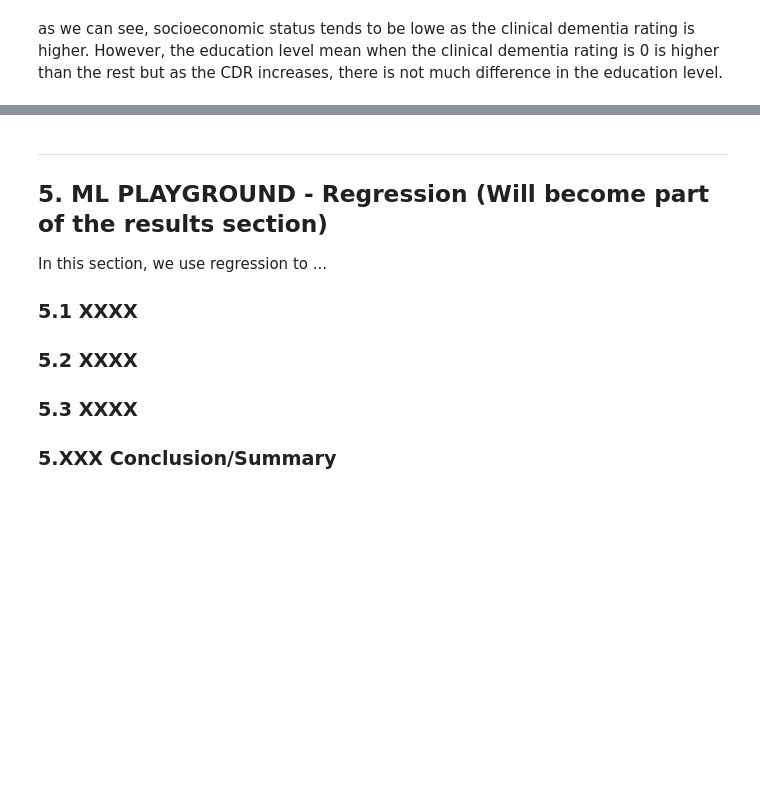
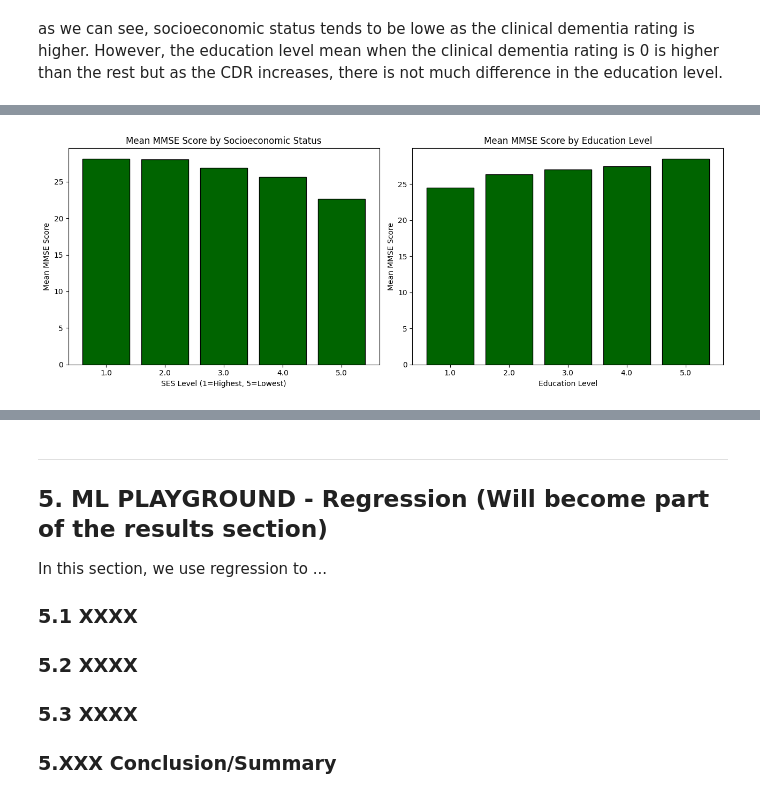
Before and after one commit to Carlos-PC05/FinalProjectCS-362, a Jupyter notebook: FinalReport_SP26_RV_PC_MASTERFILE.ipynb, the cells around one changed output, grey strips where cells are left out. Drawn from its saved outputs; the diff is of its cells as text; code cells hidden in the pictures; blank space fills up the shorter version.

```diff
--- a/FinalReport_SP26_RV_PC_MASTERFILE.ipynb
+++ b/FinalReport_SP26_RV_PC_MASTERFILE.ipynb
@@ -703,0 +776,26 @@ However, the education level mean when the clinical dementia rating is 0 is high
+# %%
+fig, axes = plt.subplots(1, 2, figsize=(13, 5))
+
+# Mean MMSE by SES
+ses_group = (mri_train_reg_df
+             .dropna(subset=['socioeconomic_status'])
+             .groupby('socioeconomic_status')['mini_mental_state_examination']
+             .mean())
+axes[0].bar(ses_group.index.astype(str), ses_group.values, color='darkgreen', edgecolor='black')
+axes[0].set_title('Mean MMSE Score by Socioeconomic Status')
+axes[0].set_xlabel('SES Level (1=Highest, 5=Lowest)')
+axes[0].set_ylabel('Mean MMSE Score')
+
+# Mean MMSE by Education Level
+educ_group = (mri_train_reg_df
+              .dropna(subset=['education_level'])
+              .groupby('education_level')['mini_mental_state_examination']
+              .mean())
+axes[1].bar(educ_group.index.astype(str), educ_group.values, color='darkgreen', edgecolor='black')
+axes[1].set_title('Mean MMSE Score by Education Level')
+axes[1].set_xlabel('Education Level')
+axes[1].set_ylabel('Mean MMSE Score')
+
+plt.tight_layout();
+# %% [output]
+[figure, added]
```
Also changed, not shown: parts of 16 cells of this notebook.
